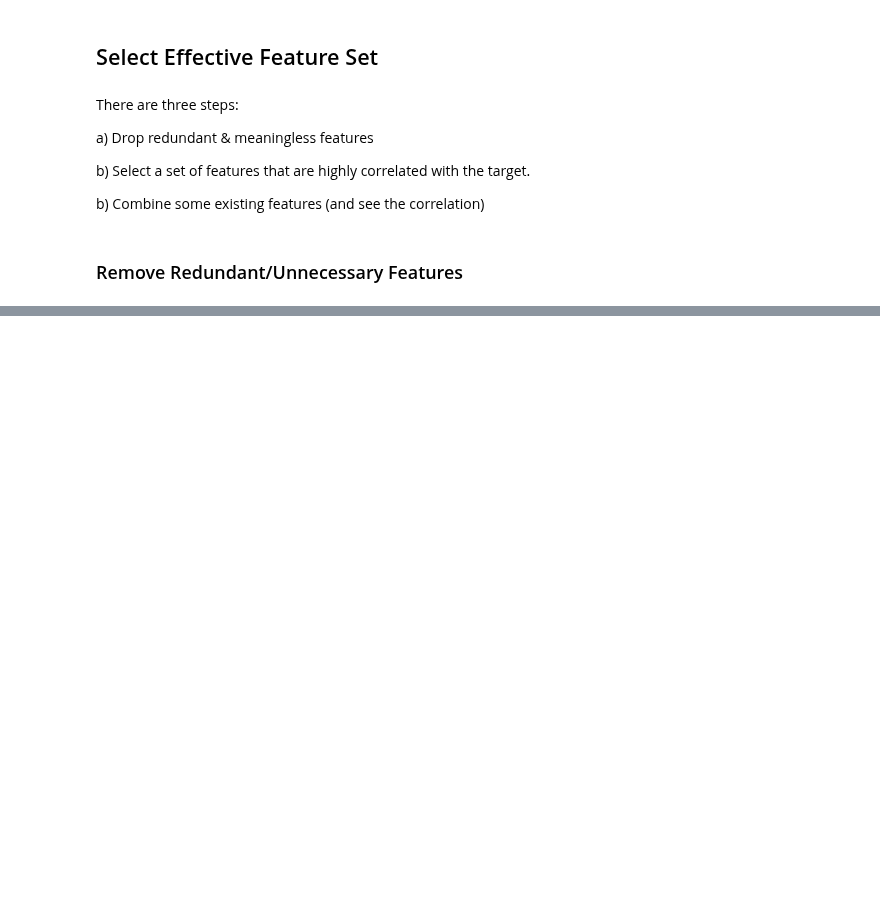
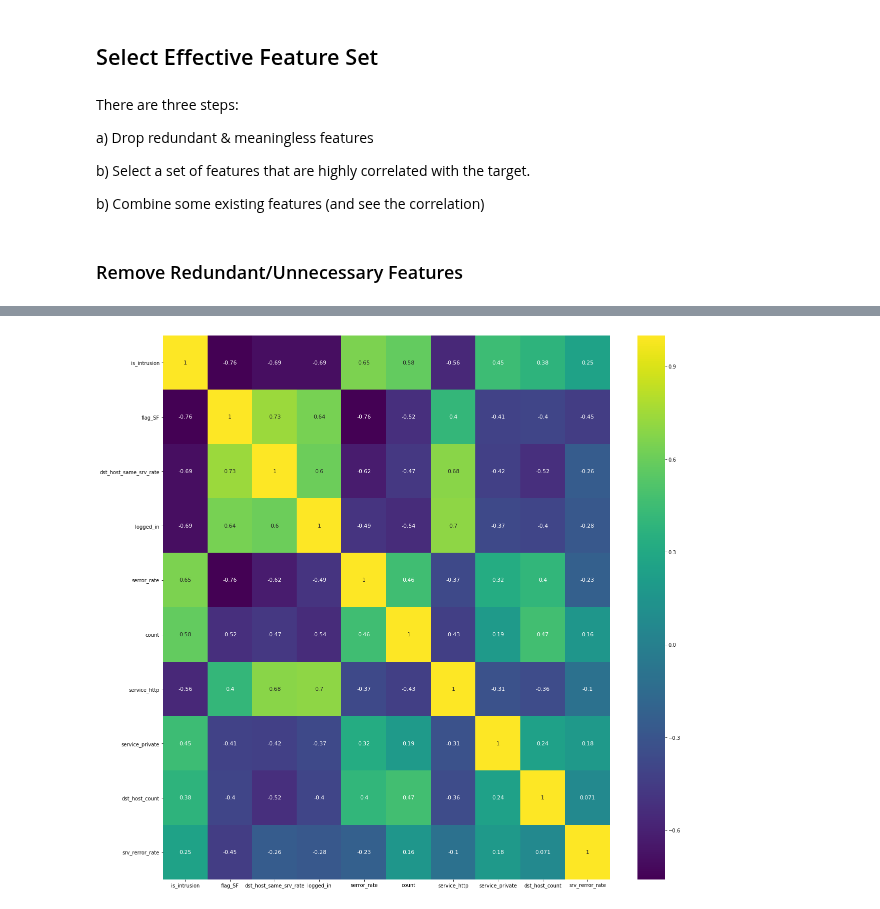
Before and after one commit to rojinadeuja/NSL-KDD-Network-Security, a Jupyter notebook: 02-Feature-Selection-and-Engineering.ipynb, the cells around one changed output, grey strips where cells are left out. Saved outputs shown, nothing was run; the diff lists cells and outputs as text; code cells hidden in the pictures; blank space fills up the shorter version.

```diff
--- a/02-Feature-Selection-and-Engineering.ipynb
+++ b/02-Feature-Selection-and-Engineering.ipynb
@@ -112,0 +174,9 @@ train_df = train_df.drop(columns=['num_outbound_cmds', 'srv_count', 'dst_bytes',
+# %%
+df__ = train_df_new_cor[train_df_new_cor[train_df_new_cor >0.25].count() > 1]
+df_plt = df__[df__.index]
+# Draw the heatmap with the mask and correct aspect ratio
+f, ax = plt.subplots(figsize=(20,20))
+sns.heatmap(df_plt, cmap='viridis', annot=True, annot_kws={"size": 11})
+plt.show()
+# %% [output]
+[figure, added]
```
Also changed, not shown: parts of 6 cells of this notebook.
